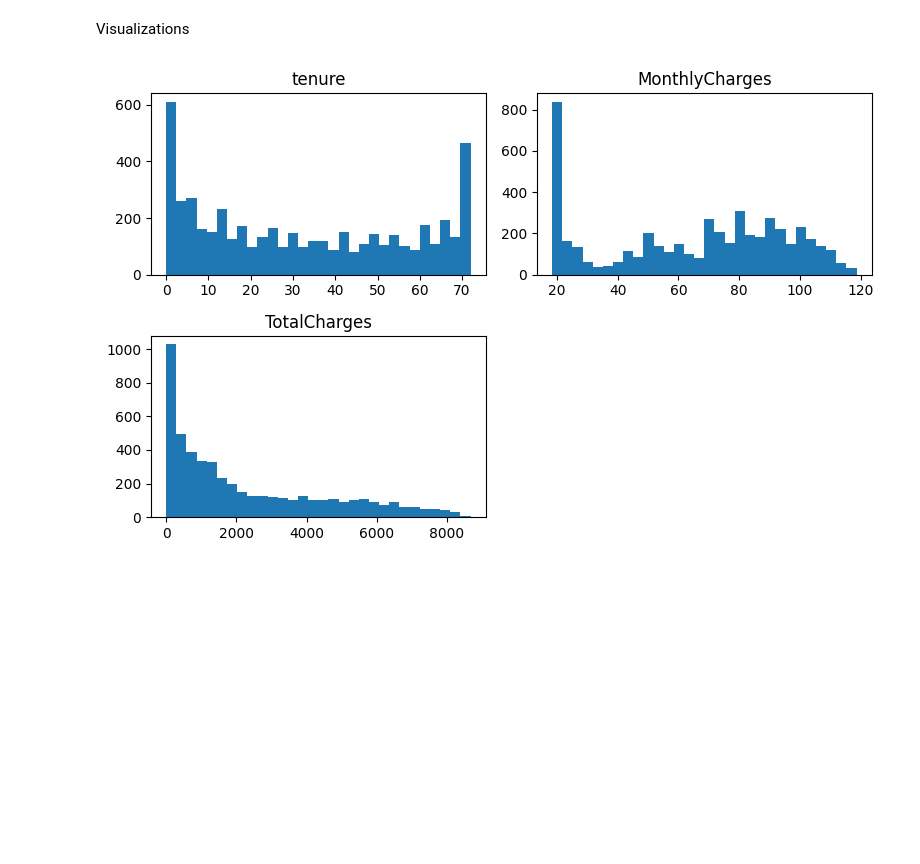
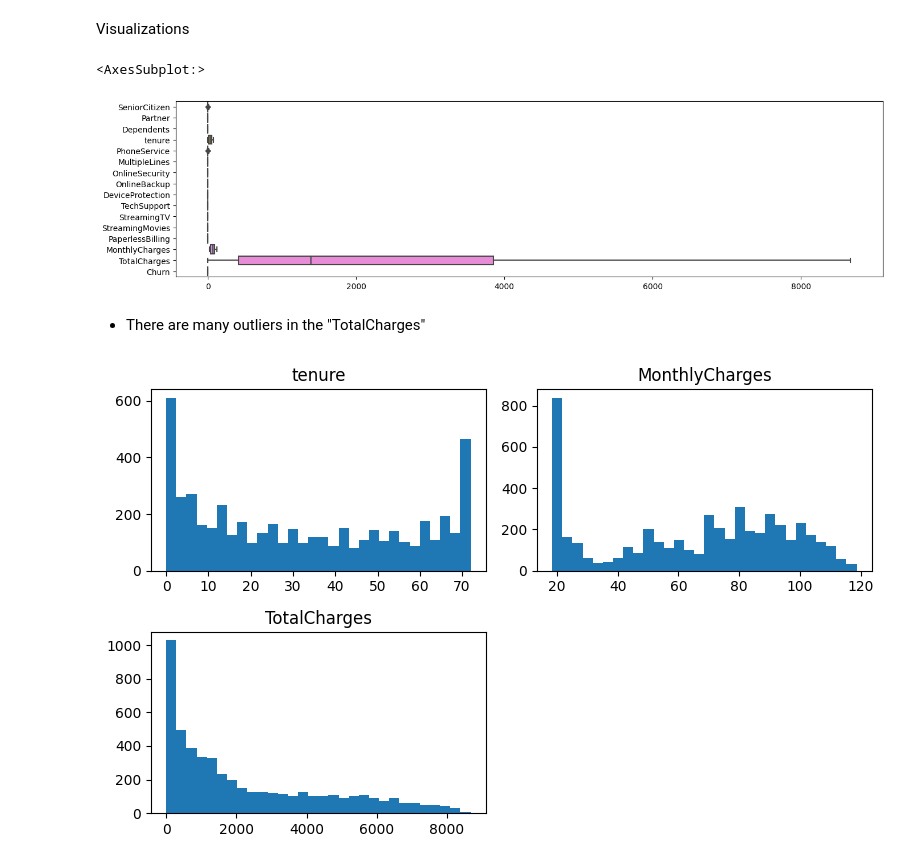
Before and after one commit to Kwamena-A-Yamoah/Customer-churn-analysis, a Jupyter notebook: Notebook/Customer_churn_analysis.ipynb, the cells around one changed output. Saved outputs shown, nothing was run; the diff lists cells and outputs as text; code cells hidden in the pictures; blank space fills up the shorter version.

```diff
--- a/Notebook/Customer_churn_analysis.ipynb
+++ b/Notebook/Customer_churn_analysis.ipynb
@@ -698,5 +754,13 @@ train_df.describe().T
 # %% [markdown]
 Visualizations
+# %%
+plt.figure(figsize=(16,4))
+sns.boxplot(train_df.drop("customerID",axis=1), orient= "h" )
+# %% [output]
+<AxesSubplot:>
+[figure, added]
+# %% [markdown]
+- There are many outliers in the "TotalCharges"
 # %%
 # Generating histograms
 train_df.hist(
```
Also changed, not shown: parts of 16 cells of this notebook.
